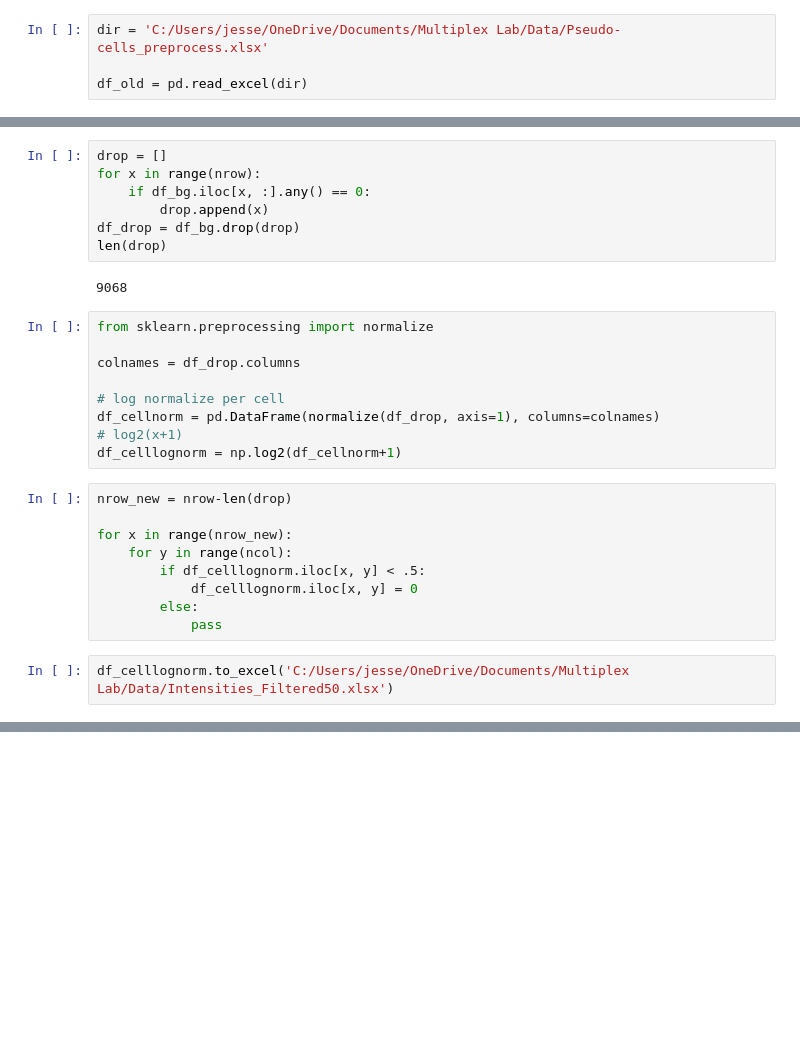
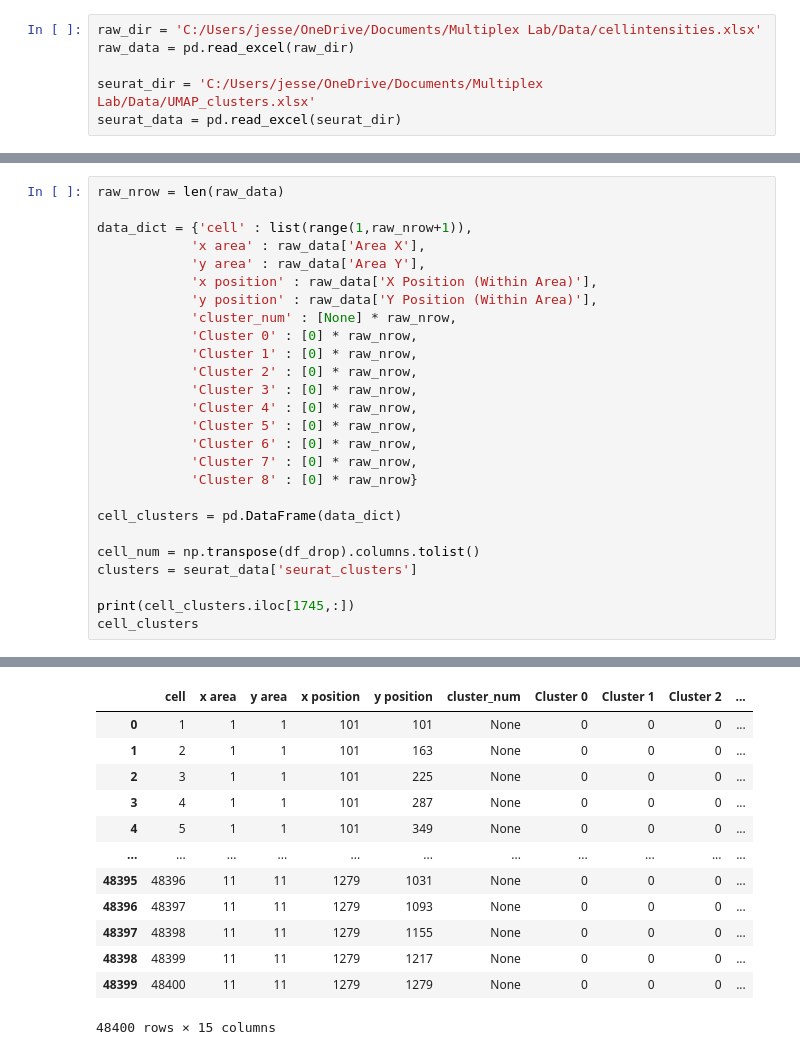
Before and after one commit to jes-liu/MultiplexBiotechnologyLab, a Jupyter notebook: BG_rem.ipynb, the cells around one changed output, grey strips where cells are left out. Saved outputs shown, nothing was run; the diff lists cells and outputs as text; blank space fills up the shorter version.

```diff
--- a/BG_rem.ipynb
+++ b/BG_rem.ipynb
@@ -124,4 +149,6 @@ df.to_excel('Final_Combined_BatchEffect.xlsx')
 # %%
-dir = 'C:/Users/jesse/OneDrive/Documents/Multiplex Lab/Data/Pseudo-cells_preprocess.xlsx'
+raw_dir = 'C:/Users/jesse/OneDrive/Documents/Multiplex Lab/Data/cellintensities.xlsx'
+raw_data = pd.read_excel(raw_dir)
 
-df_old = pd.read_excel(dir)
+seurat_dir = 'C:/Users/jesse/OneDrive/Documents/Multiplex Lab/Data/UMAP_clusters.xlsx'
+seurat_data = pd.read_excel(seurat_dir)
@@ -178,29 +155,27 @@ df_bg
-# %%
-drop = []
-for x in range(nrow):
-    if df_bg.iloc[x, :].any() == 0:
-        drop.append(x)
-df_drop = df_bg.drop(drop)
-len(drop)
-# %% [output]
-9068
-# %%
-from sklearn.preprocessing import normalize
-
-colnames = df_drop.columns
-
-# log normalize per cell
-df_cellnorm = pd.DataFrame(normalize(df_drop, axis=1), columns=colnames)
-# log2(x+1)
-df_celllognorm = np.log2(df_cellnorm+1)
-# %%
-nrow_new = nrow-len(drop)
-
-for x in range(nrow_new):
-    for y in range(ncol):
-        if df_celllognorm.iloc[x, y] < .5:
-            df_celllognorm.iloc[x, y] = 0
-        else:
-            pass
-# %%
-df_celllognorm.to_excel('C:/Users/jesse/OneDrive/Documents/Multiplex Lab/Data/Intensities_Filtered50.xlsx')
+# %%
+raw_nrow = len(raw_data)
+
+data_dict = {'cell' : list(range(1,raw_nrow+1)),
+            'x area' : raw_data['Area X'],
+            'y area' : raw_data['Area Y'],
+            'x position' : raw_data['X Position (Within Area)'],
+            'y position' : raw_data['Y Position (Within Area)'],
+            'cluster_num' : [None] * raw_nrow,
+            'Cluster 0' : [0] * raw_nrow,
+            'Cluster 1' : [0] * raw_nrow,
+            'Cluster 2' : [0] * raw_nrow,
+            'Cluster 3' : [0] * raw_nrow,
+            'Cluster 4' : [0] * raw_nrow,
+            'Cluster 5' : [0] * raw_nrow,
+            'Cluster 6' : [0] * raw_nrow,
+            'Cluster 7' : [0] * raw_nrow,
+            'Cluster 8' : [0] * raw_nrow}
+
+cell_clusters = pd.DataFrame(data_dict)
+
+cell_num = np.transpose(df_drop).columns.tolist()
+clusters = seurat_data['seurat_clusters']
+
+print(cell_clusters.iloc[1745,:])
+cell_clusters
+# %% [output]
@@ -206,0 +198,13 @@ df_celllognorm.to_excel('C:/Users/jesse/OneDrive/Documents/Multiplex Lab/Data/In
+|  | cell | x area | y area | x position | y position | cluster_num | Cluster 0 | Cluster 1 | Cluster 2 | ... |
+| 0 | 1 | 1 | 1 | 101 | 101 | None | 0 | 0 | 0 | ... |
+| 1 | 2 | 1 | 1 | 101 | 163 | None | 0 | 0 | 0 | ... |
+| 2 | 3 | 1 | 1 | 101 | 225 | None | 0 | 0 | 0 | ... |
+| 3 | 4 | 1 | 1 | 101 | 287 | None | 0 | 0 | 0 | ... |
+| 4 | 5 | 1 | 1 | 101 | 349 | None | 0 | 0 | 0 | ... |
+| ... | ... | ... | ... | ... | ... | ... | ... | ... | ... | ... |
+| 48395 | 48396 | 11 | 11 | 1279 | 1031 | None | 0 | 0 | 0 | ... |
+| 48396 | 48397 | 11 | 11 | 1279 | 1093 | None | 0 | 0 | 0 | ... |
+| 48397 | 48398 | 11 | 11 | 1279 | 1155 | None | 0 | 0 | 0 | ... |
+| 48398 | 48399 | 11 | 11 | 1279 | 1217 | None | 0 | 0 | 0 | ... |
+| 48399 | 48400 | 11 | 11 | 1279 | 1279 | None | 0 | 0 | 0 | ... |
+48400 rows × 15 columns
```
Also changed, not shown: parts of 24 cells of this notebook.
